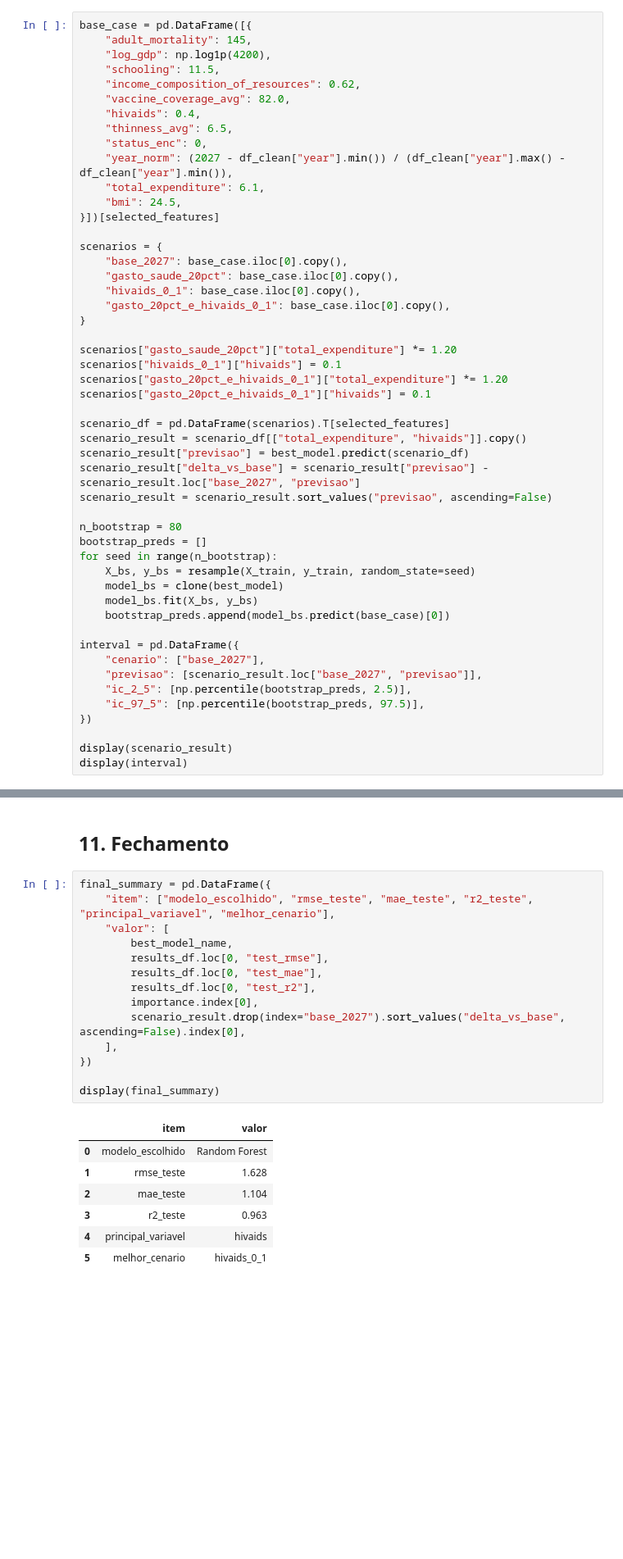
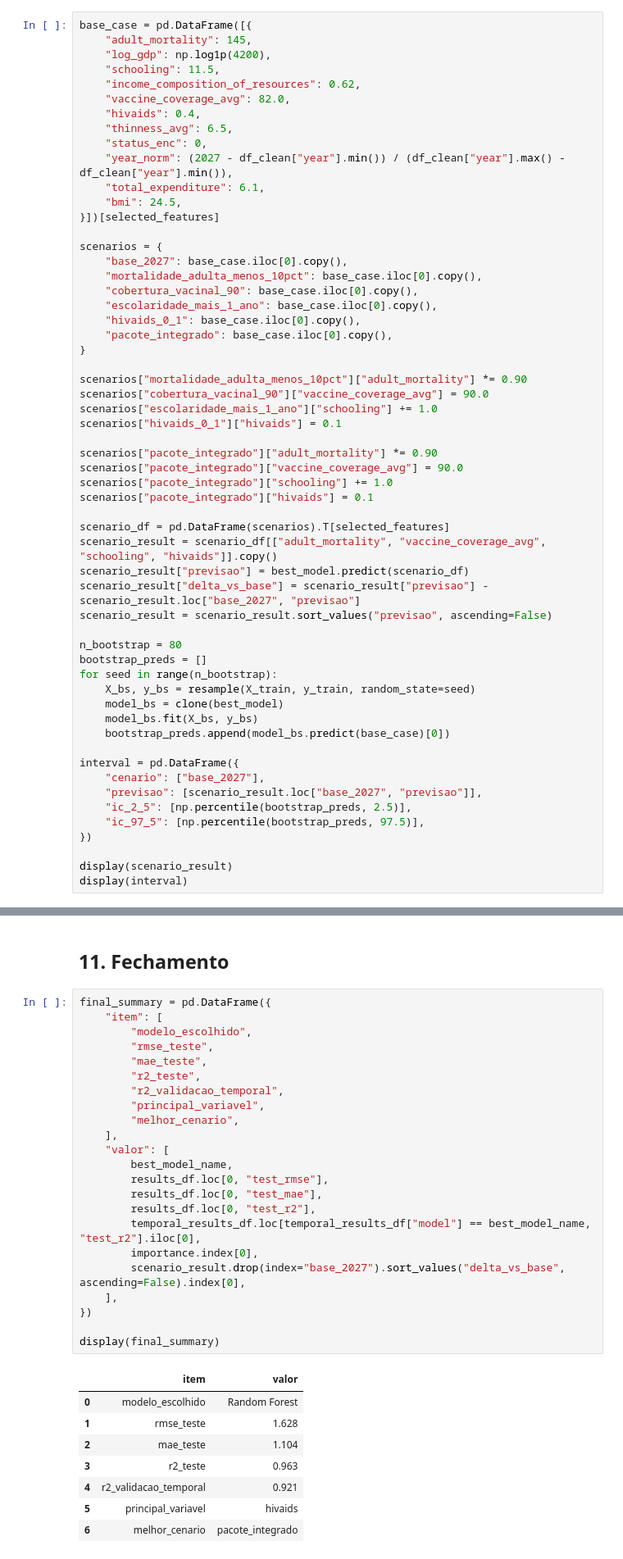
Before and after one commit to jaimejrs/life_expectancy_project, a Jupyter notebook: life_expectancy_project.ipynb, the cells around one changed output, grey strips where cells are left out. Shown at 82% size. Saved outputs shown, nothing was run; the diff lists cells and outputs as text; blank space fills up the shorter version.

```diff
--- a/life_expectancy_project.ipynb
+++ b/life_expectancy_project.ipynb
@@ -675,18 +899,25 @@ base_case = pd.DataFrame([{
 
 scenarios = {
     "base_2027": base_case.iloc[0].copy(),
-    "gasto_saude_20pct": base_case.iloc[0].copy(),
+    "mortalidade_adulta_menos_10pct": base_case.iloc[0].copy(),
+    "cobertura_vacinal_90": base_case.iloc[0].copy(),
+    "escolaridade_mais_1_ano": base_case.iloc[0].copy(),
     "hivaids_0_1": base_case.iloc[0].copy(),
-    "gasto_20pct_e_hivaids_0_1": base_case.iloc[0].copy(),
+    "pacote_integrado": base_case.iloc[0].copy(),
 }
 
-scenarios["gasto_saude_20pct"]["total_expenditure"] *= 1.20
+scenarios["mortalidade_adulta_menos_10pct"]["adult_mortality"] *= 0.90
+scenarios["cobertura_vacinal_90"]["vaccine_coverage_avg"] = 90.0
+scenarios["escolaridade_mais_1_ano"]["schooling"] += 1.0
 scenarios["hivaids_0_1"]["hivaids"] = 0.1
-scenarios["gasto_20pct_e_hivaids_0_1"]["total_expenditure"] *= 1.20
-scenarios["gasto_20pct_e_hivaids_0_1"]["hivaids"] = 0.1
+
+scenarios["pacote_integrado"]["adult_mortality"] *= 0.90
+scenarios["pacote_integrado"]["vaccine_coverage_avg"] = 90.0
+scenarios["pacote_integrado"]["schooling"] += 1.0
+scenarios["pacote_integrado"]["hivaids"] = 0.1
 
 scenario_df = pd.DataFrame(scenarios).T[selected_features]
-scenario_result = scenario_df[["total_expenditure", "hivaids"]].copy()
+scenario_result = scenario_df[["adult_mortality", "vaccine_coverage_avg", "schooling", "hivaids"]].copy()
 scenario_result["previsao"] = best_model.predict(scenario_df)
 scenario_result["delta_vs_base"] = scenario_result["previsao"] - scenario_result.loc["base_2027", "previsao"]
 scenario_result = scenario_result.sort_values("previsao", ascending=False)
@@ -722,25 +955,35 @@ Na simulacao acima, a recomendacao deve priorizar o cenario com maior ganho em `
 ## 11. Fechamento
 # %%
 final_summary = pd.DataFrame({
-    "item": ["modelo_escolhido", "rmse_teste", "mae_teste", "r2_teste", "principal_variavel", "melhor_cenario"],
+    "item": [
+        "modelo_escolhido",
+        "rmse_teste",
+        "mae_teste",
+        "r2_teste",
+        "r2_validacao_temporal",
+        "principal_variavel",
+        "melhor_cenario",
+    ],
     "valor": [
         best_model_name,
         results_df.loc[0, "test_rmse"],
         results_df.loc[0, "test_mae"],
         results_df.loc[0, "test_r2"],
+        temporal_results_df.loc[temporal_results_df["model"] == best_model_name, "test_r2"].iloc[0],
         importance.index[0],
         scenario_result.drop(index="base_2027").sort_values("delta_vs_base", ascending=False).index[0],
     ],
 })
 
 display(final_summary)
 # %% [output]
 |  | item | valor |
 | 0 | modelo_escolhido | Random Forest |
 | 1 | rmse_teste | 1.628 |
 | 2 | mae_teste | 1.104 |
 | 3 | r2_teste | 0.963 |
-| 4 | principal_variavel | hivaids |
-| 5 | melhor_cenario | hivaids_0_1 |
+| 4 | r2_validacao_temporal | 0.921 |
+| 5 | principal_variavel | hivaids |
+| 6 | melhor_cenario | pacote_integrado |
 # %% [markdown]
 O resumo acima fecha o caminho do notebook: os dados foram limpos, o modelo foi escolhido por desempenho em teste, as variaveis principais foram inspecionadas e os cenarios foram comparados com a mesma estrutura de entrada.
```
Also changed, not shown: parts of 26 cells of this notebook, 4 other files.
